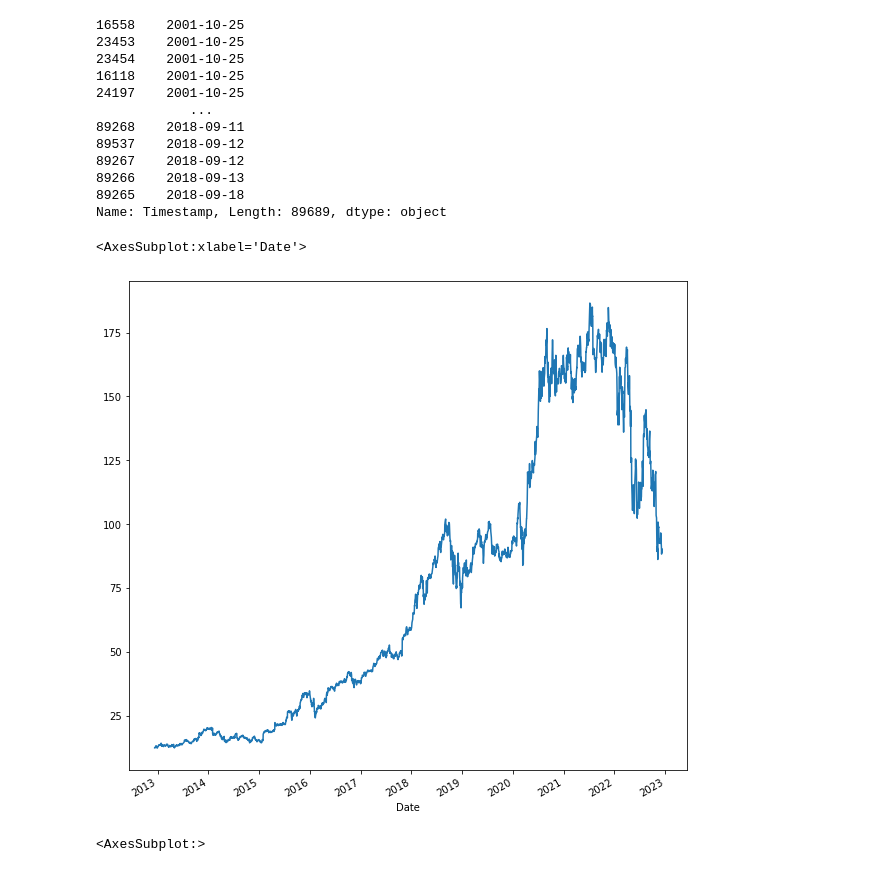
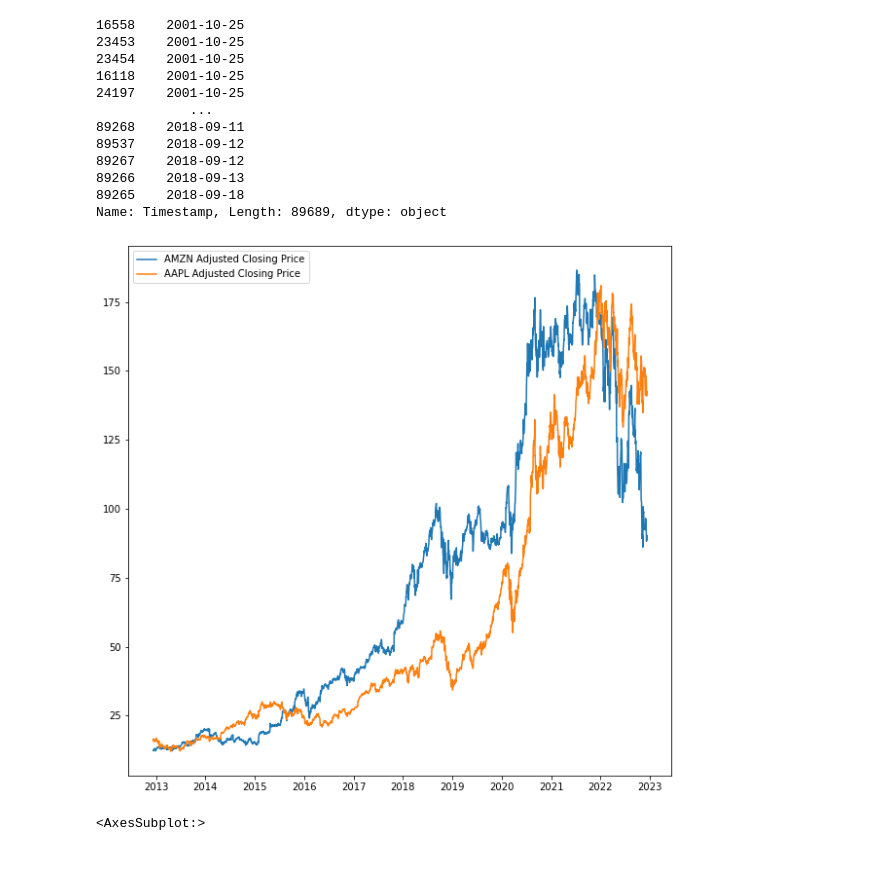
Before and after one commit to medvidov/dsci510final, a Jupyter notebook: HW4/HW 4 Proof of Concept.ipynb, the cells around one changed output. Drawn from its saved outputs; the diff is of its cells as text; code cells hidden in the pictures.

```diff
--- a/HW4/HW 4 Proof of Concept.ipynb
+++ b/HW4/HW 4 Proof of Concept.ipynb
@@ -201,6 +201,7 @@ plt.show()
 # Stock price over time
 
 AMZN = yf.download(tickers = 'AMZN', period = '10Y', interval = '1d')
+AAPL = yf.download(tickers = 'AAPL', period = '10Y', interval = '1d')
 ratings = get_ratings_data('../data/ratings/')
 ratings_keys = list(ratings.keys())
 AMZN
@@ -254,10 +256,12 @@ Name: Timestamp, Length: 89689, dtype: object
 # %%
 # Linear regression of stock price over time
 plt.figure(figsize=(10, 10))
-AMZN['Adj Close'].plot()
+plt.plot(AMZN['Adj Close'], label = 'AMZN Adjusted Closing Price')
+plt.plot(AAPL['Adj Close'], label = 'AAPL Adjusted Closing Price')
+plt.legend()
+plt.show()
 # %% [output]
-<AxesSubplot:xlabel='Date'>
-[figure, old version]
+[figure, new version]
 # %%
 ratings[ratings_keys[0]]['Rating'].plot()
 # %% [output]
```
Also changed, not shown: parts of 2 cells of this notebook, 1 other file.
